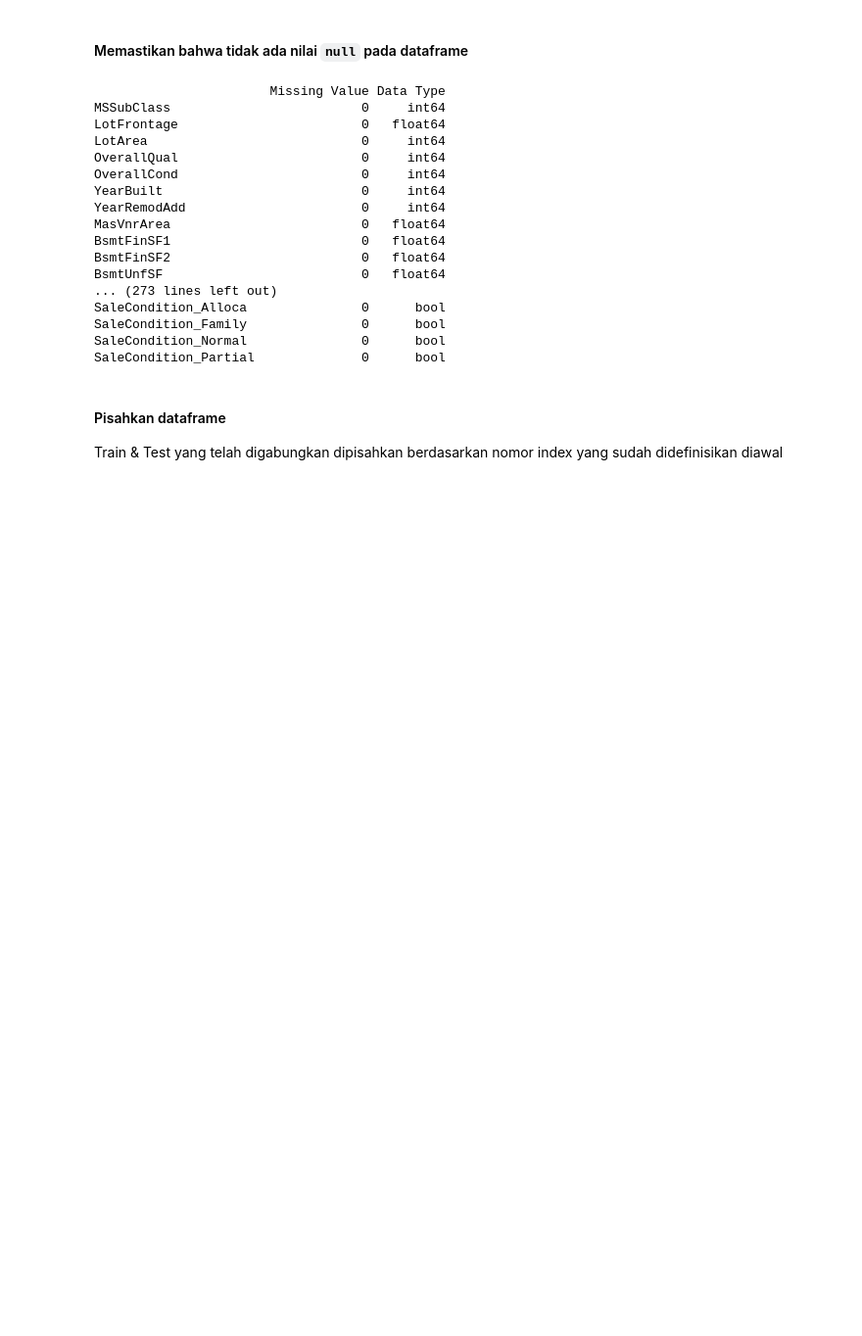
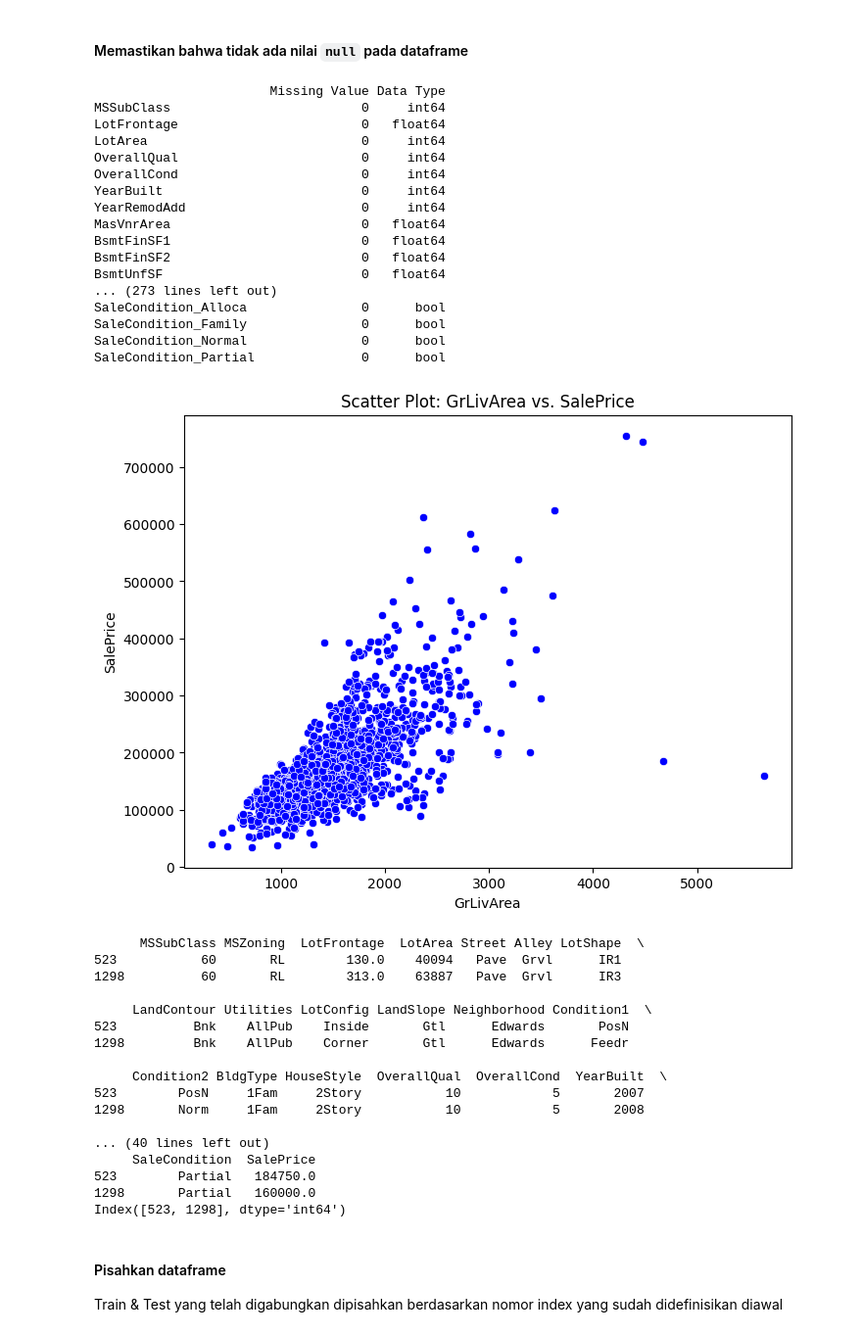
Before and after one commit to rudestewing/AIForIndonesiaBootcamp_CV, a Jupyter notebook: WeeklyAssesment/WeeklyAssessment-1/Housing_calculation.ipynb, the cells around one changed output. Shown: that part at 98% size. Saved outputs shown, nothing was run; the diff lists cells and outputs as text; code cells hidden in the pictures; blank space fills up the shorter version.

```diff
--- a/WeeklyAssesment/WeeklyAssessment-1/Housing_calculation.ipynb
+++ b/WeeklyAssesment/WeeklyAssessment-1/Housing_calculation.ipynb
@@ -178,6 +178,43 @@ SaleCondition_Alloca               0      bool
 SaleCondition_Family               0      bool
 SaleCondition_Normal               0      bool
 SaleCondition_Partial              0      bool
+# %%
+import seaborn as sns
+
+column = 'GrLivArea'
+targetColumns = 'SalePrice'
+plt.figure(figsize=(8, 6))
+sns.scatterplot(x=df[column], y=df[targetColumns], color='blue')
+plt.title(f'Scatter Plot: {column} vs. {targetColumns}')
+plt.xlabel(column)
+plt.ylabel(targetColumns)
+plt.show()
+
+outlierDf = df[(df['GrLivArea'] > 4500) & (df['SalePrice'] < 300000)]
+outlierDf
+
+outlierIndicies = outlierDf.index
+print(outlierDf)
+print(outlierIndicies)
+# %% [output]
+[figure, added]
+      MSSubClass MSZoning  LotFrontage  LotArea Street Alley LotShape  \
+523           60       RL        130.0    40094   Pave  Grvl      IR1
+1298          60       RL        313.0    63887   Pave  Grvl      IR3
+
+     LandContour Utilities LotConfig LandSlope Neighborhood Condition1  \
+523          Bnk    AllPub    Inside       Gtl      Edwards       PosN
+1298         Bnk    AllPub    Corner       Gtl      Edwards      Feedr
+
+     Condition2 BldgType HouseStyle  OverallQual  OverallCond  YearBuilt  \
+523        PosN     1Fam     2Story           10            5       2007
+1298       Norm     1Fam     2Story           10            5       2008
+
+... (40 lines left out)
+     SaleCondition  SalePrice
+523        Partial   184750.0
+1298       Partial   160000.0
+Index([523, 1298], dtype='int64')
 # %% [markdown]
 #### Pisahkan dataframe
 Train & Test yang telah digabungkan dipisahkan berdasarkan nomor index yang sudah didefinisikan diawal
```
Also changed, not shown: parts of 5 cells of this notebook.
